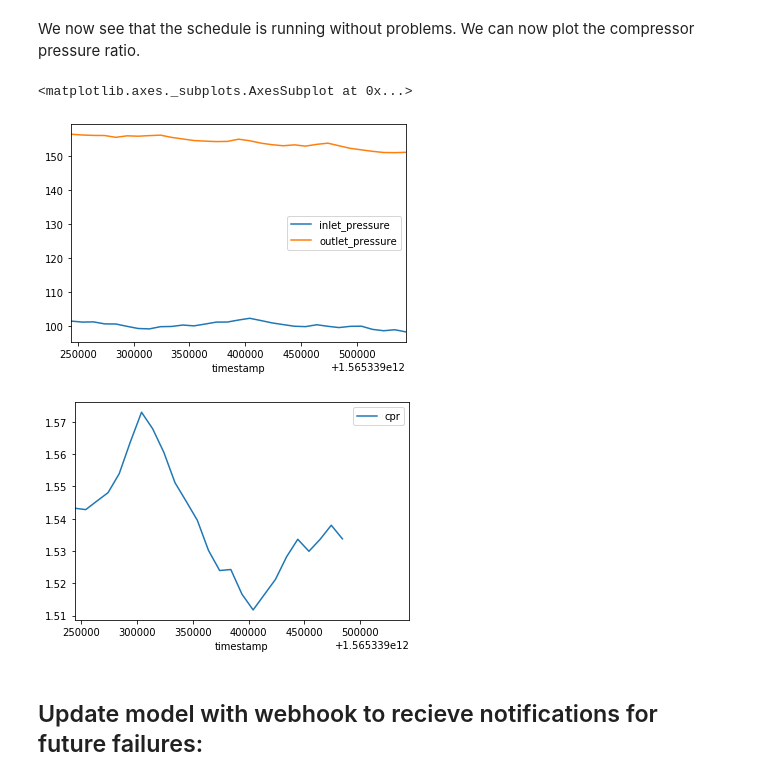
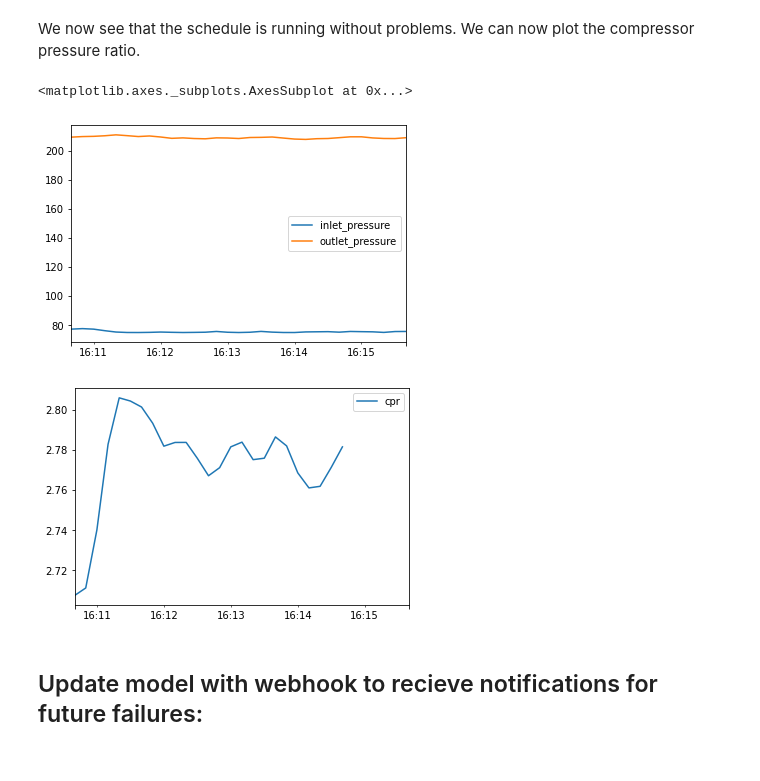
Before and after one commit to cognitedata/cognite-python-docs, a Jupyter notebook: examples/model_hosting/schedule_troubleshooting/ScheduleTroubleshooting.ipynb, the cells around one changed output. Saved outputs shown, nothing was run; the diff lists cells and outputs as text; code cells hidden in the pictures.

```diff
--- a/examples/model_hosting/schedule_troubleshooting/ScheduleTroubleshooting.ipynb
+++ b/examples/model_hosting/schedule_troubleshooting/ScheduleTroubleshooting.ipynb
@@ -87,9 +78,9 @@ DEPLOYING
 Now we can create a schedule spec to define which data we will pass to our function and how the input data will be processed.
 # %%
 # NOTE: USE YOUR OWN TIME SERIES' HERE
-INLET_TS = 2236891109599724 # Fill in your own time series ID
-OUTLET_TS = 6431579183262691 # Fill in your own time series ID
-CPR_TS = 4935313776498464  # Fill in your own time series ID
+INLET_TS = 1158466314740443 # Fill in your own time series ID
+OUTLET_TS = 6792212704904482 # Fill in your own time series ID
+CPR_TS = 4250884548062075  # Fill in your own time series ID
 
 schedule_data_spec = ScheduleDataSpec(
     input=ScheduleInputSpec(
@@ -233,36 +206,36 @@ We now see that the schedule is running without problems. We can now plot the co
 # %%
 ds = DataSpec(
     time_series={
         "inlet_pressure": TimeSeriesSpec(
             id=INLET_TS,
             aggregate="average",
             granularity="10s",
             start="5m-ago",
             end="now"
         ),
         "outlet_pressure": TimeSeriesSpec(
             id=OUTLET_TS,
             aggregate="average",
             granularity="10s",
             start="5m-ago",
             end="now"
         ),
         "cpr": TimeSeriesSpec(
             id=CPR_TS,
             aggregate="average",
             granularity="10s",
             start="5m-ago",
             end="now"
         )
 })
 
 df = DataFetcher(ds).time_series.fetch_dataframe(["inlet_pressure", "outlet_pressure", "cpr"])
-df.plot(x='timestamp', y=['inlet_pressure','outlet_pressure'])
-df.plot(x='timestamp', y='cpr')
+df.plot(y=['inlet_pressure','outlet_pressure'])
+df.plot(y='cpr')
 # %% [output]
 <matplotlib.axes._subplots.AxesSubplot at 0x...>
-[figure, old version]
+[figure, new version]
-[figure, old version]
+[figure, new version]
 # %% [markdown]
 ## Update model with webhook to recieve notifications for future failures:
 # %% [markdown]
```
Also changed, not shown: parts of 17 cells of this notebook, 5 other files.
